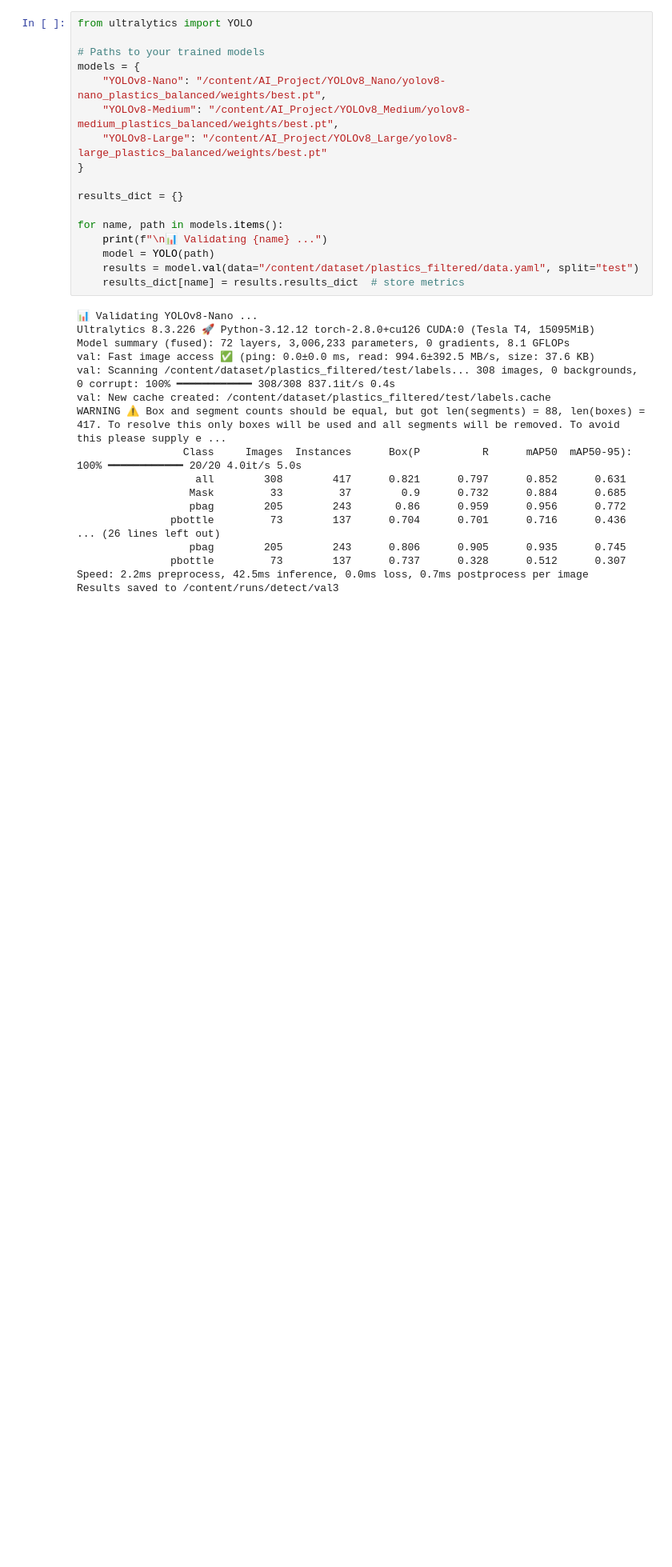
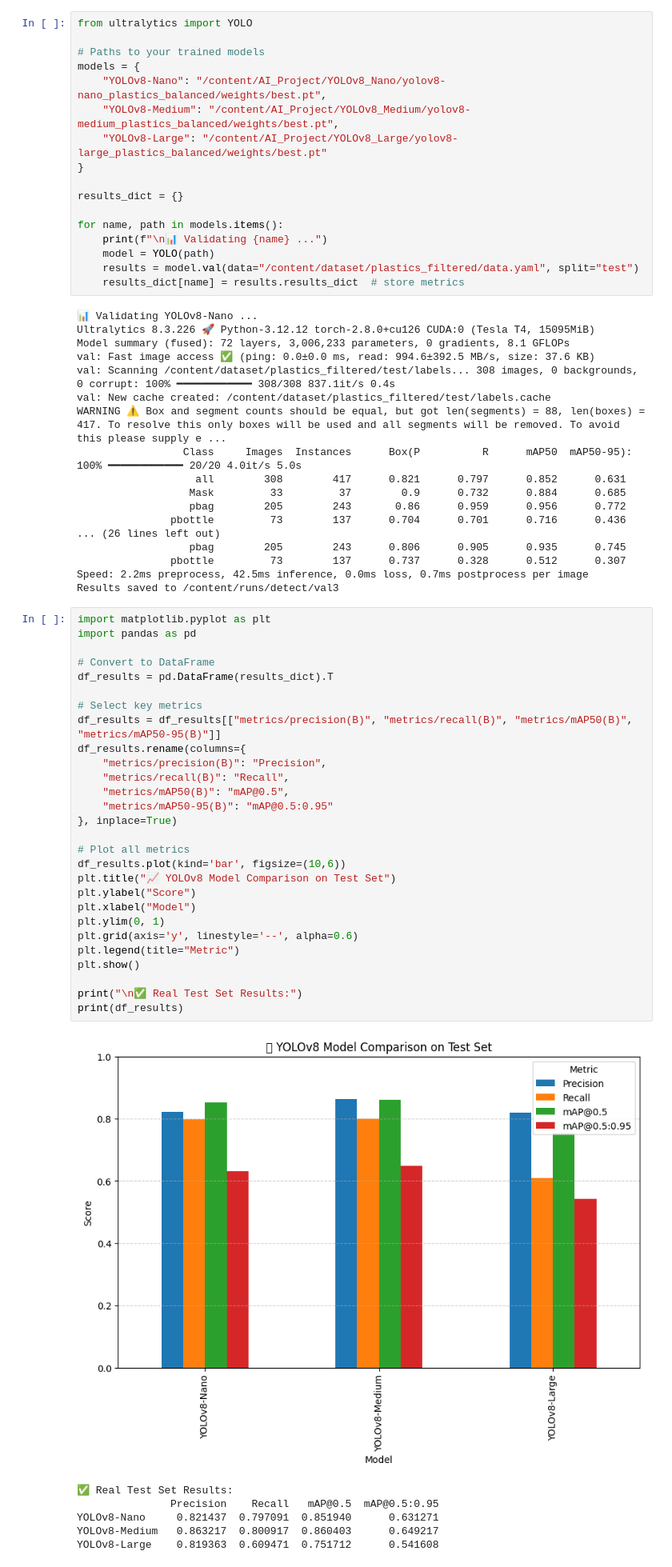
Before and after one commit to varshith731/AquaPlast, a Jupyter notebook: Project.ipynb, the cells around one changed output. Shown at 80% size. Drawn from its saved outputs; the diff is of its cells as text; blank space fills up the shorter version.

Commit message:
feat: format and visualize test benchmark metrics in pandas dataframe

```diff
--- a/Project.ipynb
+++ b/Project.ipynb
@@ -558,3 +558,38 @@ WARNING ⚠️ Box and segment counts should be equal, but got len(segments) = 8
                pbottle         73        137      0.737      0.328      0.512      0.307
 Speed: 2.2ms preprocess, 42.5ms inference, 0.0ms loss, 0.7ms postprocess per image
 Results saved to /content/runs/detect/val3
+# %%
+import matplotlib.pyplot as plt
+import pandas as pd
+
+# Convert to DataFrame
+df_results = pd.DataFrame(results_dict).T
+
+# Select key metrics
+df_results = df_results[["metrics/precision(B)", "metrics/recall(B)", "metrics/mAP50(B)", "metrics/mAP50-95(B)"]]
+df_results.rename(columns={
+    "metrics/precision(B)": "Precision",
+    "metrics/recall(B)": "Recall",
+    "metrics/mAP50(B)": "mAP@0.5",
+    "metrics/mAP50-95(B)": "mAP@0.5:0.95"
+}, inplace=True)
+
+# Plot all metrics
+df_results.plot(kind='bar', figsize=(10,6))
+plt.title("📈 YOLOv8 Model Comparison on Test Set")
+plt.ylabel("Score")
+plt.xlabel("Model")
+plt.ylim(0, 1)
+plt.grid(axis='y', linestyle='--', alpha=0.6)
+plt.legend(title="Metric")
+plt.show()
+
+print("\n✅ Real Test Set Results:")
+print(df_results)
+# %% [output]
+[figure, added]
+✅ Real Test Set Results:
+               Precision    Recall   mAP@0.5  mAP@0.5:0.95
+YOLOv8-Nano     0.821437  0.797091  0.851940      0.631271
+YOLOv8-Medium   0.863217  0.800917  0.860403      0.649217
+YOLOv8-Large    0.819363  0.609471  0.751712      0.541608
```
